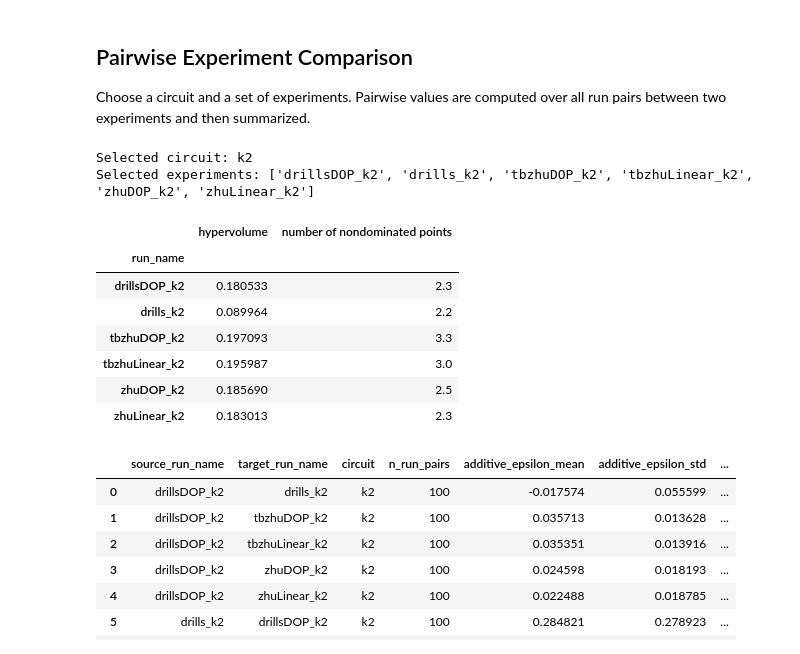
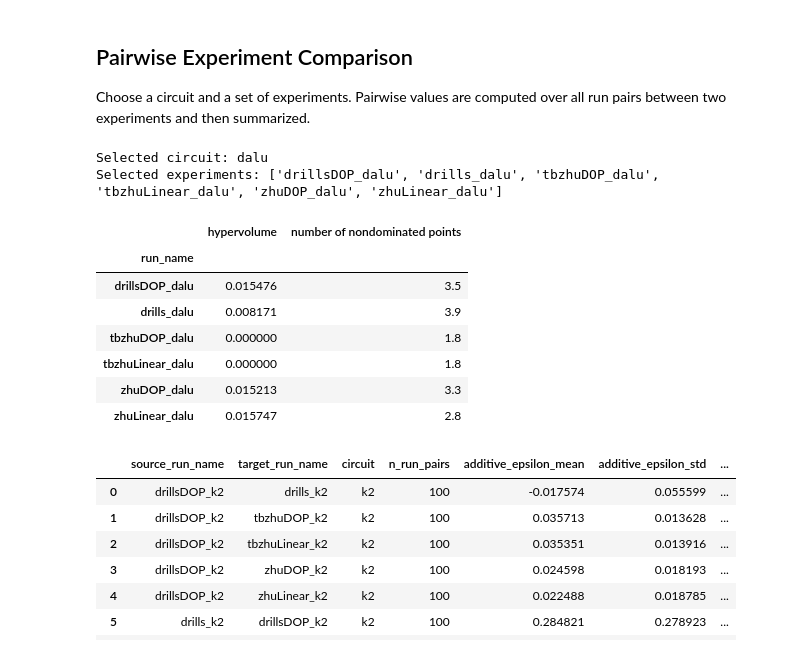
Before and after one commit to CHern0g0r/GFlowCircuit, a Jupyter notebook: ntb/show_report.ipynb, the cells around one changed output. Saved outputs shown, nothing was run; the diff lists cells and outputs as text; code cells hidden in the pictures.

```diff
--- a/ntb/show_report.ipynb
+++ b/ntb/show_report.ipynb
@@ -269,31 +286,31 @@ aggregate_summary_df
 Choose a circuit and a set of experiments. Pairwise values are computed over all run pairs between two experiments and then summarized.
 # %%
 # Choose the comparison target.
-selected_circuit = points_df["circuit"].unique()[4]
+selected_circuit = points_df["circuit"].unique()[1]
 # selected_circuit = 'bc0'
 _selected_experiments = points_df.loc[points_df["circuit"] == selected_circuit]
 selected_experiments = sorted(_selected_experiments["run_name"].unique())
 
 
 print("Selected circuit:", selected_circuit)
 print("Selected experiments:", selected_experiments)
 
 circ_sum_df = summary_df.loc[
     summary_df["circuit"] == selected_circuit,
     ["run_name", "hypervolume", "number of nondominated points"]
 ].groupby("run_name").agg("mean")
 circ_sum_df
 # %% [output]
-Selected circuit: k2
-Selected experiments: ['drillsDOP_k2', 'drills_k2', 'tbzhuDOP_k2', 'tbzhuLinear_k2', 'zhuDOP_k2', 'zhuLinear_k2']
+Selected circuit: dalu
+Selected experiments: ['drillsDOP_dalu', 'drills_dalu', 'tbzhuDOP_dalu', 'tbzhuLinear_dalu', 'zhuDOP_dalu', 'zhuLinear_dalu']
 |  | hypervolume | number of nondominated points |
 | run_name |  |  |
-| drillsDOP_k2 | 0.180533 | 2.3 |
-| drills_k2 | 0.089964 | 2.2 |
-| tbzhuDOP_k2 | 0.197093 | 3.3 |
-| tbzhuLinear_k2 | 0.195987 | 3.0 |
-| zhuDOP_k2 | 0.185690 | 2.5 |
-| zhuLinear_k2 | 0.183013 | 2.3 |
+| drillsDOP_dalu | 0.015476 | 3.5 |
+| drills_dalu | 0.008171 | 3.9 |
+| tbzhuDOP_dalu | 0.000000 | 1.8 |
+| tbzhuLinear_dalu | 0.000000 | 1.8 |
+| zhuDOP_dalu | 0.015213 | 3.3 |
+| zhuLinear_dalu | 0.015747 | 2.8 |
 # %%
 def run_fronts_for(run_name, circuit):
     run_rows = summary_df[(summary_df["run_name"] == run_name) & (summary_df["circuit"] == circuit)]
```
Also changed, not shown: parts of 3 cells of this notebook, 14 other files.
